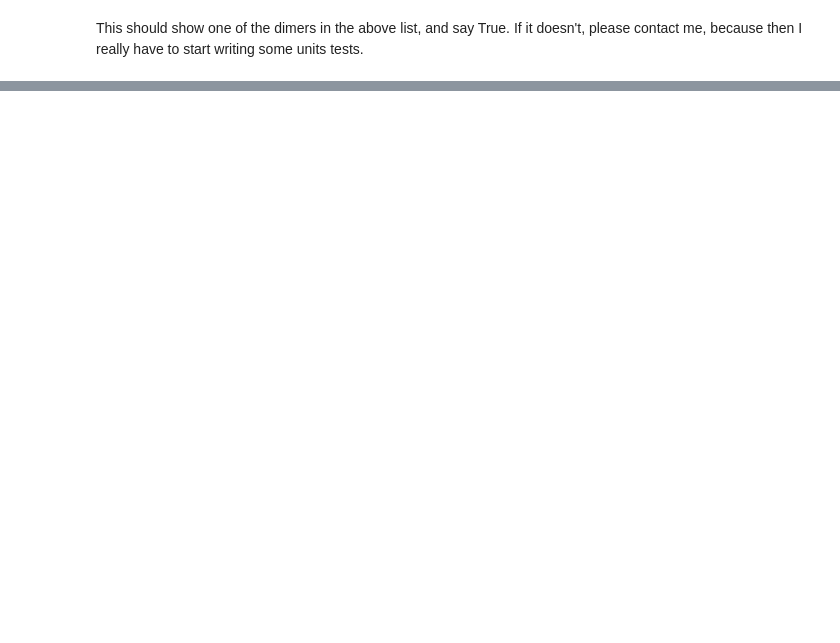
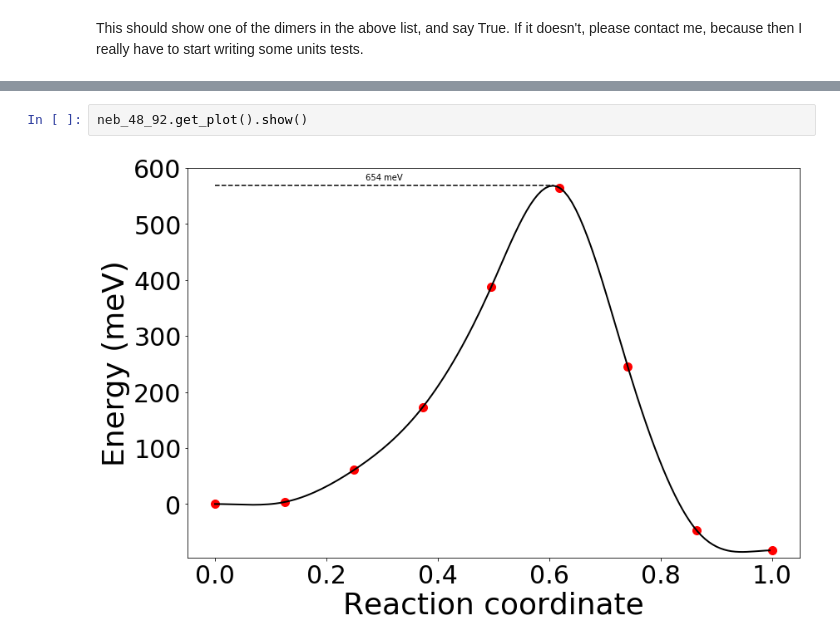
Before and after one commit to CaptainDasheng/jupyter, a Jupyter notebook: dimer_analysis/dimer_analysis.ipynb, the cells around one changed output, grey strips where cells are left out. Saved outputs shown, nothing was run; the diff lists cells and outputs as text; blank space fills up the shorter version.

```diff
--- a/dimer_analysis/dimer_analysis.ipynb
+++ b/dimer_analysis/dimer_analysis.ipynb
@@ -267,0 +342,4 @@ Once we've discussed the change in total energy for the various dimers, we will
+# %%
+neb_48_92.get_plot().show()
+# %% [output]
+[figure, added]
```
Also changed, not shown: parts of 23 cells of this notebook, 55 other files.
